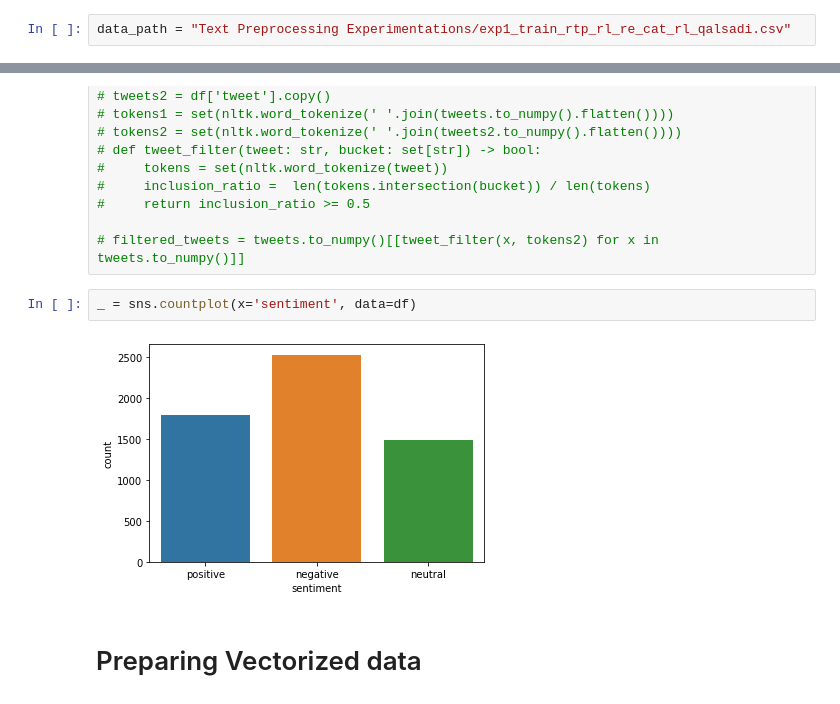
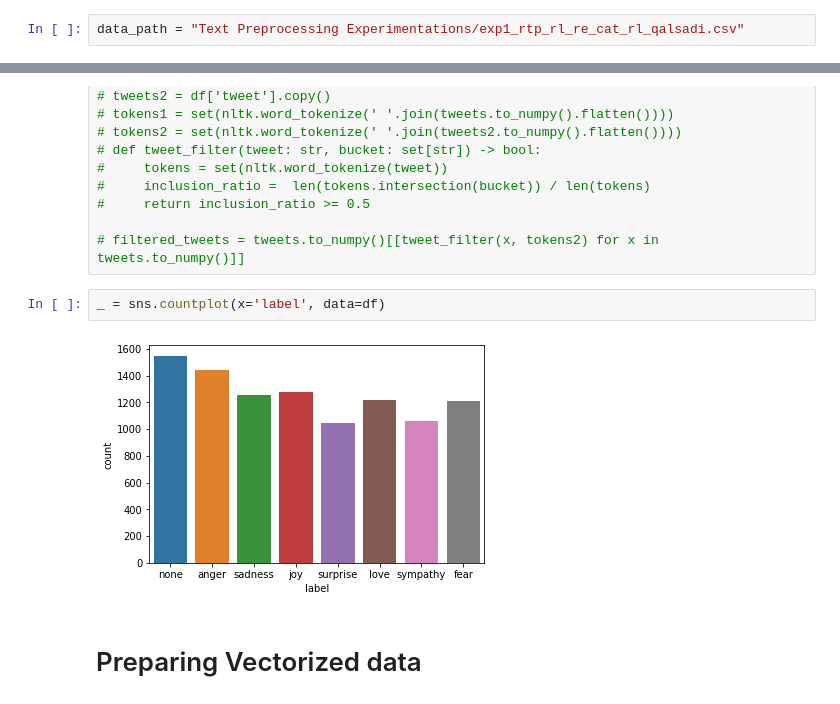
Before and after one commit to 3omara/Arabic-Sentiment-Analysis, a Jupyter notebook: ML_Models.ipynb, the cells around one changed output, grey strips where cells are left out. Saved outputs shown, nothing was run; the diff lists cells and outputs as text.

```diff
--- a/ML_Models.ipynb
+++ b/ML_Models.ipynb
@@ -56,5 +59,5 @@ from lexicon import calc_lexicon
 # %%
-data_path = "Text Preprocessing Experimentations/exp1_train_rtp_rl_re_cat_rl_qalsadi.csv"
+data_path = "Text Preprocessing Experimentations/exp1_rtp_rl_re_cat_rl_qalsadi.csv"
 # %%
 df = pd.read_csv(data_path)
 df.dropna(inplace=True)
@@ -75,9 +96,9 @@ df.dropna(inplace=True)
 
 # filtered_tweets = tweets.to_numpy()[[tweet_filter(x, tokens2) for x in tweets.to_numpy()]]
 # %%
-_ = sns.countplot(x='sentiment', data=df)
+_ = sns.countplot(x='label', data=df)
 # %% [output]
-[figure, old version]
+[figure, new version]
 # %% [markdown]
 # Preparing Vectorized data
 # %% [markdown]
```
Also changed, not shown: parts of 28 cells of this notebook, 59 other files.
